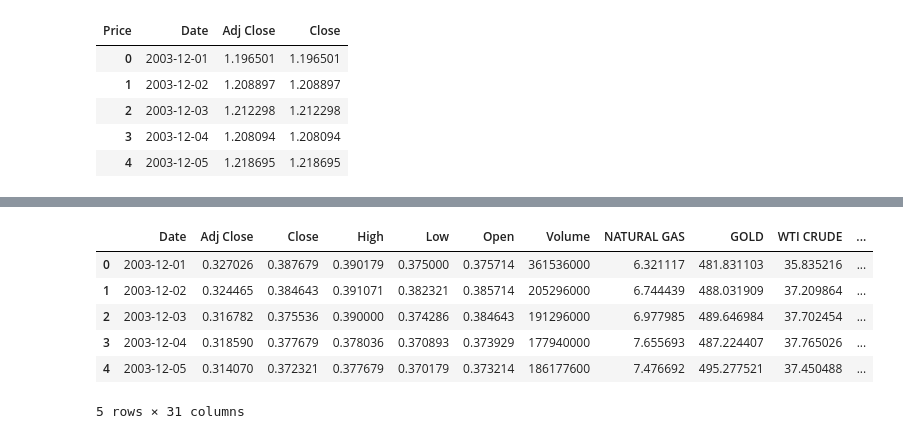
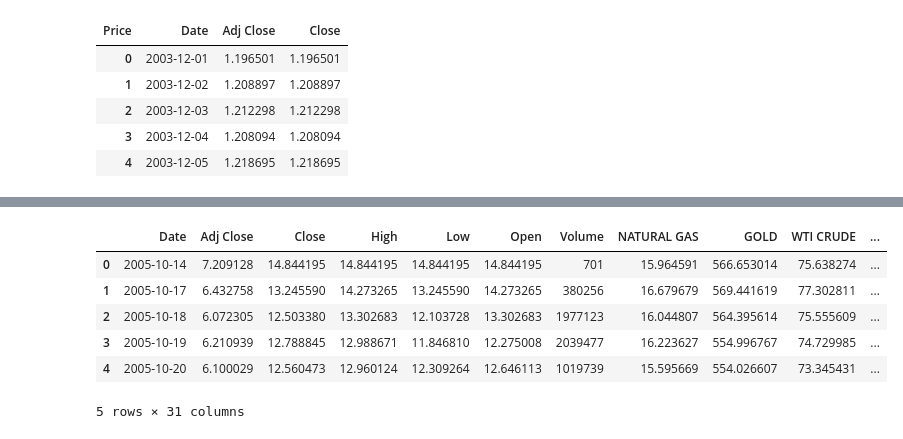
Before and after one commit to siddarvind/comm_stock, a Jupyter notebook: main.ipynb, the cells around one changed output, grey strips where cells are left out. Cells and saved outputs as stored; diff of their text form; code cells hidden in the pictures.

```diff
--- a/main.ipynb
+++ b/main.ipynb
@@ -17,0 +39,5 @@ df_apple.head()
+# %%
+df_netflix = y.download('NFLX')
+df_netflix.columns = df_netflix.columns.droplevel(1)
+df_netflix.reset_index(inplace=True)
+df_netflix.head()
@@ -33,7 +72,17 @@ from dateutil.parser import isoparse
 
 df_apple['Date'] = pd.to_datetime(df_apple['Date']).dt.date
 df_comm['Date'] = pd.to_datetime(df_comm['Date']).dt.date
-merged = pd.merge(df_apple, df_comm, how='inner', on='Date').drop(columns=['index', 'GASOLINE'])
-merged
+merged_apple = pd.merge(df_apple, df_comm, how='inner', on='Date').drop(columns=['index', 'GASOLINE'])
+merged_apple
+
+df_fidelity['Date'] = pd.to_datetime(df_fidelity['Date']).dt.date
+df_comm['Date'] = pd.to_datetime(df_comm['Date']).dt.date
+merged_fidelity = pd.merge(df_fidelity, df_comm, how='inner', on='Date').drop(columns=['index', 'GASOLINE'])
+merged_fidelity
+
+df_netflix['Date'] = pd.to_datetime(df_netflix['Date']).dt.date
+df_comm['Date'] = pd.to_datetime(df_comm['Date']).dt.date
+merged_netflix= pd.merge(df_netflix, df_comm, how='inner', on='Date').drop(columns=['index', 'GASOLINE'])
+merged_netflix
 # %% [output]
 |  | Date | Adj Close | Close | High | Low | Open | Volume | NATURAL GAS | GOLD | WTI CRUDE | ... |
@@ -52,5 +103,5 @@ merged
 # %%
-eurusd = y.download('EURUSD=X', start=merged['Date'].iloc[0], end=merged['Date'].iloc[-1])
+eurusd = y.download('EURUSD=X', start=merged_apple['Date'].iloc[0], end=merged_apple['Date'].iloc[-1])
 eurusd.columns = eurusd.columns.droplevel(1)
 eurusd.reset_index(inplace=True)
 adj_eur =  eurusd.drop(columns=['High','Low', 'Open', 'Volume'])
@@ -78,0 +119,15 @@ merged_usd.head()
+# %%
+merged_apple['Date'] = pd.to_datetime(merged_apple['Date'])
+merged_apple_usd = pd.merge(merged_apple, adj_eur, how='inner', on='Date')
+merged_apple_usd.rename(columns={'Adj Close_y':'adj_forex_rate', 'Close_y':'forex_rate', 'Adj Close_x':'Adj Close', 'Close_x':'Close'},inplace=True)
+merged_apple_usd.head()
+
+merged_fidelity['Date'] = pd.to_datetime(merged_fidelity['Date'])
+merged_fidelity_usd = pd.merge(merged_fidelity, adj_eur, how='inner', on='Date')
+merged_fidelity_usd.rename(columns={'Adj Close_y':'adj_forex_rate', 'Close_y':'forex_rate', 'Adj Close_x':'Adj Close', 'Close_x':'Close'},inplace=True)
+merged_fidelity_usd.head()
+
+merged_netflix['Date'] = pd.to_datetime(merged_netflix['Date'])
+merged_netflix_usd = pd.merge(merged_netflix, adj_eur, how='inner', on='Date')
+merged_netflix_usd.rename(columns={'Adj Close_y':'adj_forex_rate', 'Close_y':'forex_rate', 'Adj Close_x':'Adj Close', 'Close_x':'Close'},inplace=True)
+merged_netflix_usd.head()
@@ -79,12 +142,15 @@ merged_usd.head()
 # %%
-for i in range(7,len(merged_usd.columns) - 2):
-        merged_usd.iloc[:, i] *= merged_usd['adj_forex_rate']
-merged_usd.head()
+for i in range(7,len(merged_apple_usd.columns) - 2):
+        merged_apple_usd.iloc[:, i] *= merged_apple_usd['adj_forex_rate']
+        merged_fidelity_usd.iloc[:, i] *= merged_fidelity_usd['adj_forex_rate']
+        merged_netflix_usd.iloc[:, i] *= merged_netflix_usd['adj_forex_rate']
+
+merged_fidelity_usd.head()
 # %% [output]
 |  | Date | Adj Close | Close | High | Low | Open | Volume | NATURAL GAS | GOLD | WTI CRUDE | ... |
-| 0 | 2003-12-01 | 0.327026 | 0.387679 | 0.390179 | 0.375000 | 0.375714 | 361536000 | 6.321117 | 481.831103 | 35.835216 | ... |
-| 1 | 2003-12-02 | 0.324465 | 0.384643 | 0.391071 | 0.382321 | 0.385714 | 205296000 | 6.744439 | 488.031909 | 37.209864 | ... |
-| 2 | 2003-12-03 | 0.316782 | 0.375536 | 0.390000 | 0.374286 | 0.384643 | 191296000 | 6.977985 | 489.646984 | 37.702454 | ... |
-| 3 | 2003-12-04 | 0.318590 | 0.377679 | 0.378036 | 0.370893 | 0.373929 | 177940000 | 7.655693 | 487.224407 | 37.765026 | ... |
-| 4 | 2003-12-05 | 0.314070 | 0.372321 | 0.377679 | 0.370179 | 0.373214 | 186177600 | 7.476692 | 495.277521 | 37.450488 | ... |
+| 0 | 2005-10-14 | 7.209128 | 14.844195 | 14.844195 | 14.844195 | 14.844195 | 701 | 15.964591 | 566.653014 | 75.638274 | ... |
+| 1 | 2005-10-17 | 6.432758 | 13.245590 | 14.273265 | 13.245590 | 14.273265 | 380256 | 16.679679 | 569.441619 | 77.302811 | ... |
+| 2 | 2005-10-18 | 6.072305 | 12.503380 | 13.302683 | 12.103728 | 13.302683 | 1977123 | 16.044807 | 564.395614 | 75.555609 | ... |
+| 3 | 2005-10-19 | 6.210939 | 12.788845 | 12.988671 | 11.846810 | 12.275008 | 2039477 | 16.223627 | 554.996767 | 74.729985 | ... |
+| 4 | 2005-10-20 | 6.100029 | 12.560473 | 12.960124 | 12.309264 | 12.646113 | 1019739 | 15.595669 | 554.026607 | 73.345431 | ... |
 5 rows × 31 columns
```
Also changed, not shown: parts of 46 cells of this notebook.
